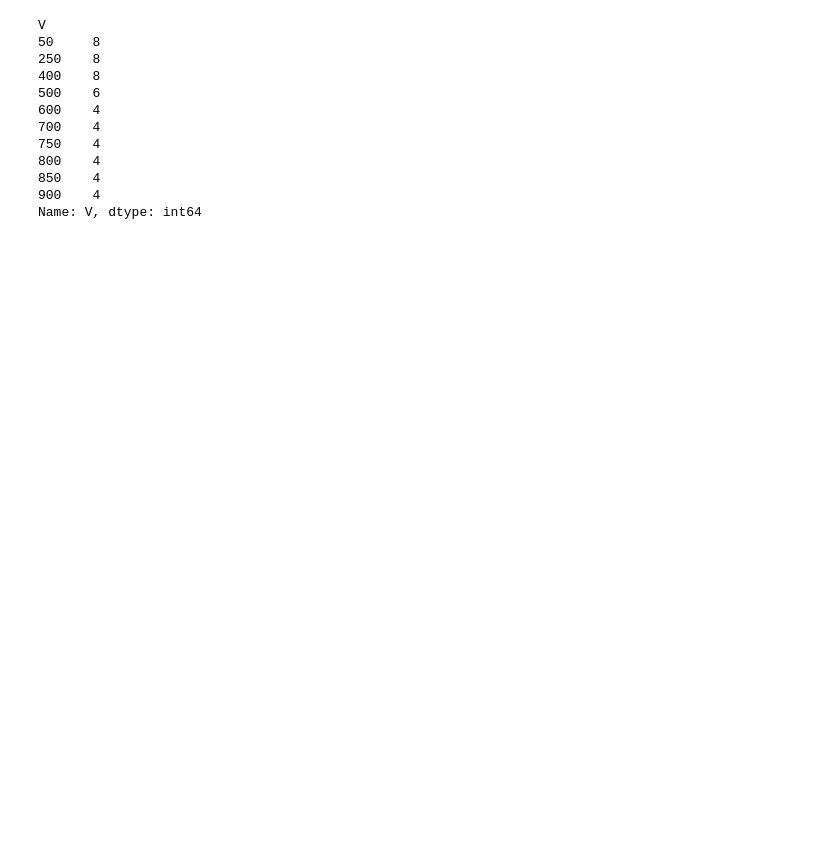
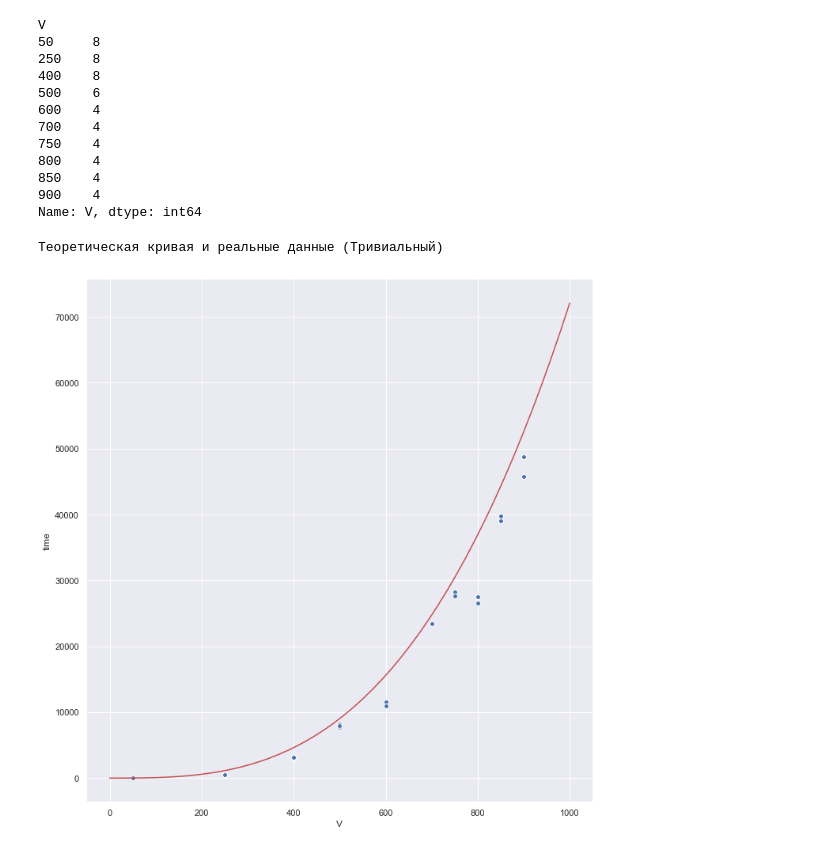
Before and after one commit to Fleynaro/Labs7, a Jupyter notebook: ААС/Практическая работа/ААС. Графики.ipynb, the cells around one changed output. Cells and saved outputs as stored; diff of their text form; code cells hidden in the pictures; blank space fills up the shorter version.

```diff
--- a/ААС/Практическая работа/ААС. Графики.ipynb
+++ b/ААС/Практическая работа/ААС. Графики.ipynb
@@ -60,3 +62,15 @@ V
 Name: V, dtype: int64
 # %%
 #df.groupby('algorithmId').plot(y='time', x='V', kind='scatter')
+# %%
+X_plot = np.linspace(0, 1000)
+Y_plot = (4*X_plot**3 + 5*X_plot**2 + 4*X_plot + 2) * 1.8 / 100000
+g = sns.FacetGrid(df[df.algorithmId==1], height = 10)
+g = g.map(plt.scatter, "V", "time", edgecolor="w")
+plt.plot(X_plot, Y_plot, color='r')
+
+print("Теоретическая кривая и реальные данные (Тривиальный)")
+plt.show()
+# %% [output]
+Теоретическая кривая и реальные данные (Тривиальный)
+[figure, added]
```
Also changed, not shown: parts of 8 cells of this notebook, 1 other file.
